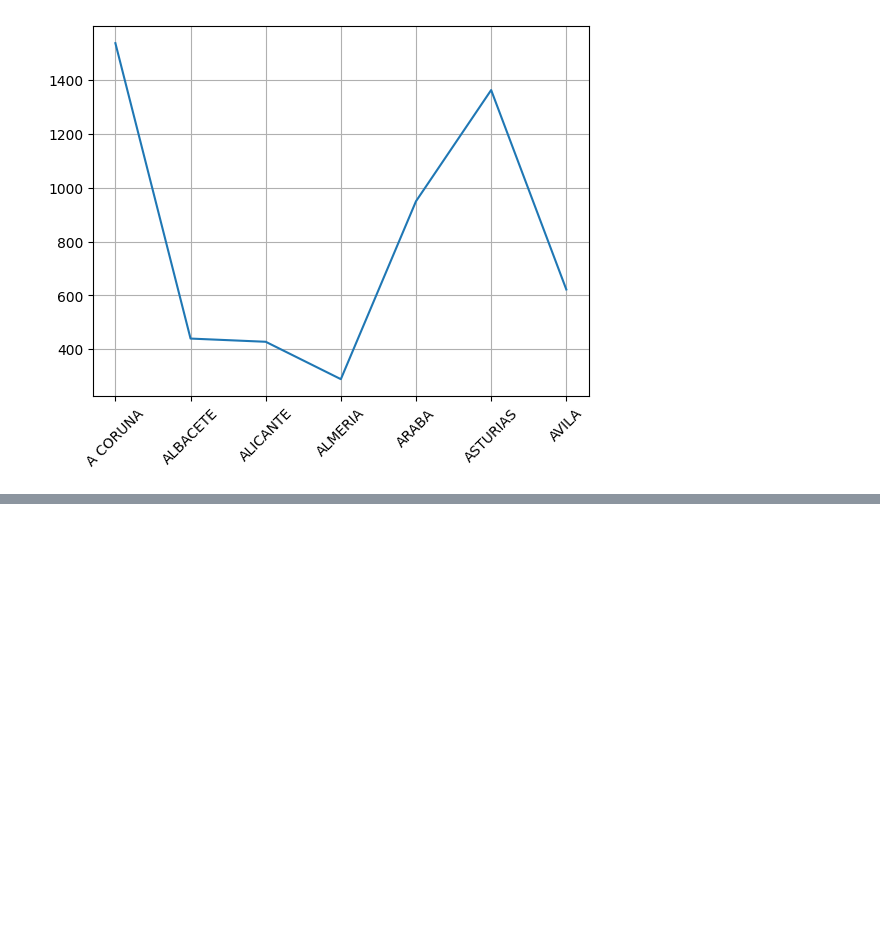
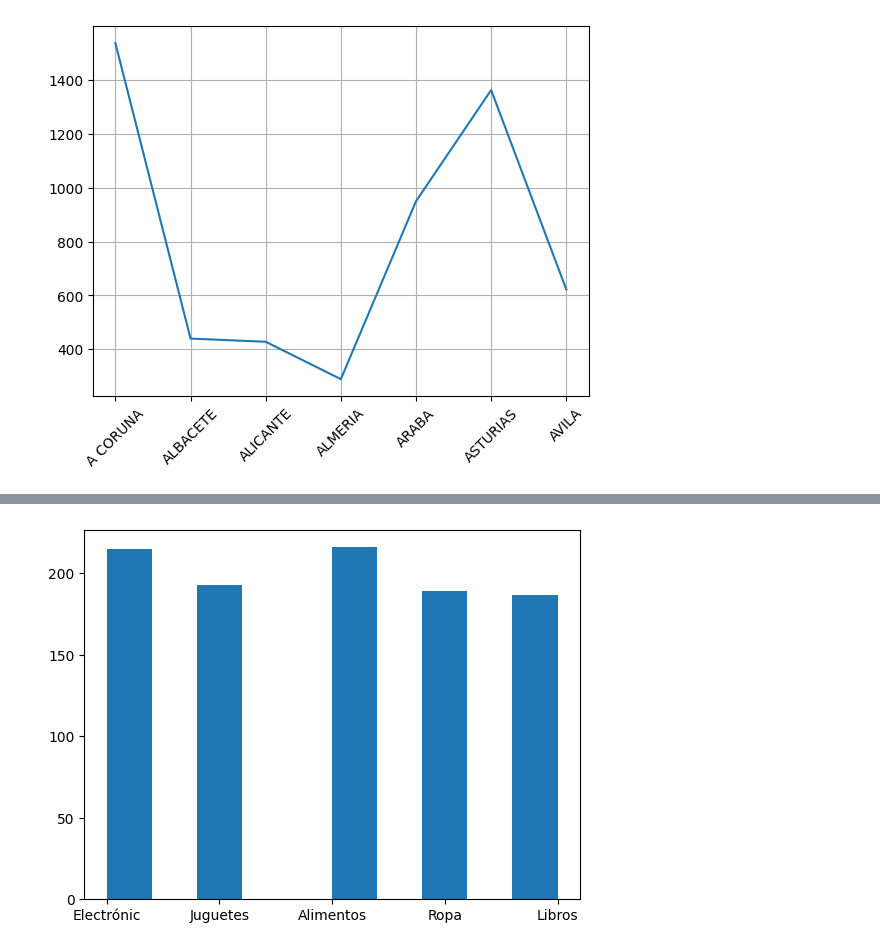
Before and after one commit to MyAppsTest/ciencia_datos_udemy_fg, a Jupyter notebook: Matplotlib.ipynb, the cells around one changed output, grey strips where cells are left out. Cells and saved outputs as stored; diff of their text form; code cells hidden in the pictures; blank space fills up the shorter version.

```diff
--- a/Matplotlib.ipynb
+++ b/Matplotlib.ipynb
@@ -57,0 +69,4 @@ plt.xticks(rotation=45);
+# %%
+ruta = "/content/drive/MyDrive/cd_udemy_fg/Ventas.csv"
+# %%
+df = pd.read_csv(ruta)
@@ -57,0 +89,4 @@ plt.xticks(rotation=45);
+# %%
+plt.hist(df['Producto']);
+# %% [output]
+[figure, added]
```
Also changed, not shown: parts of 10 cells of this notebook.
